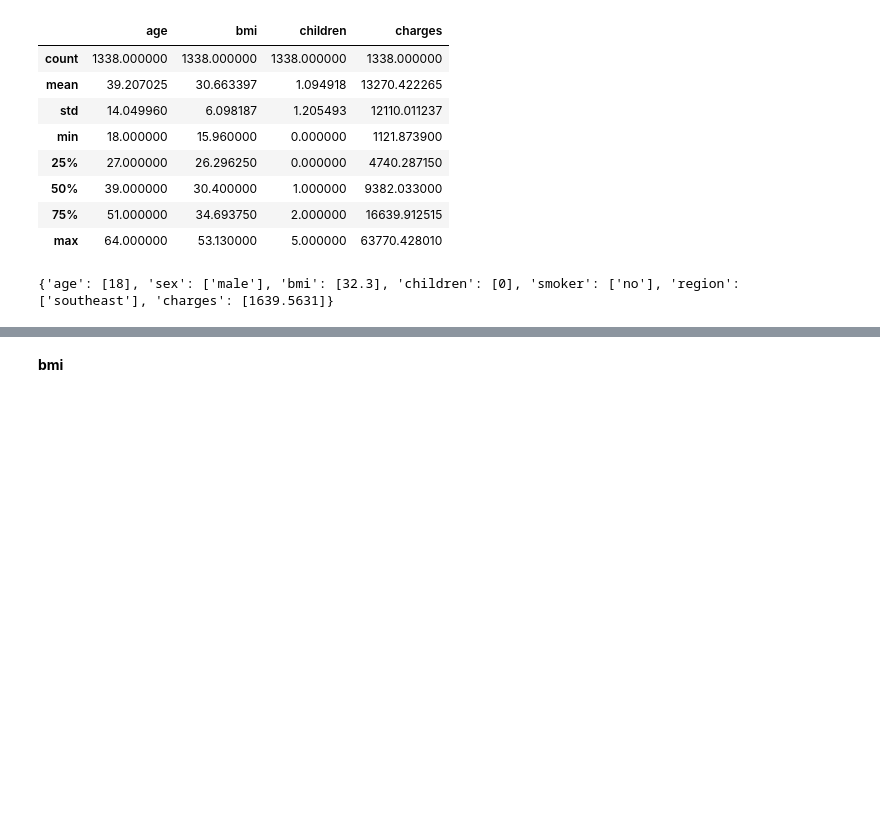
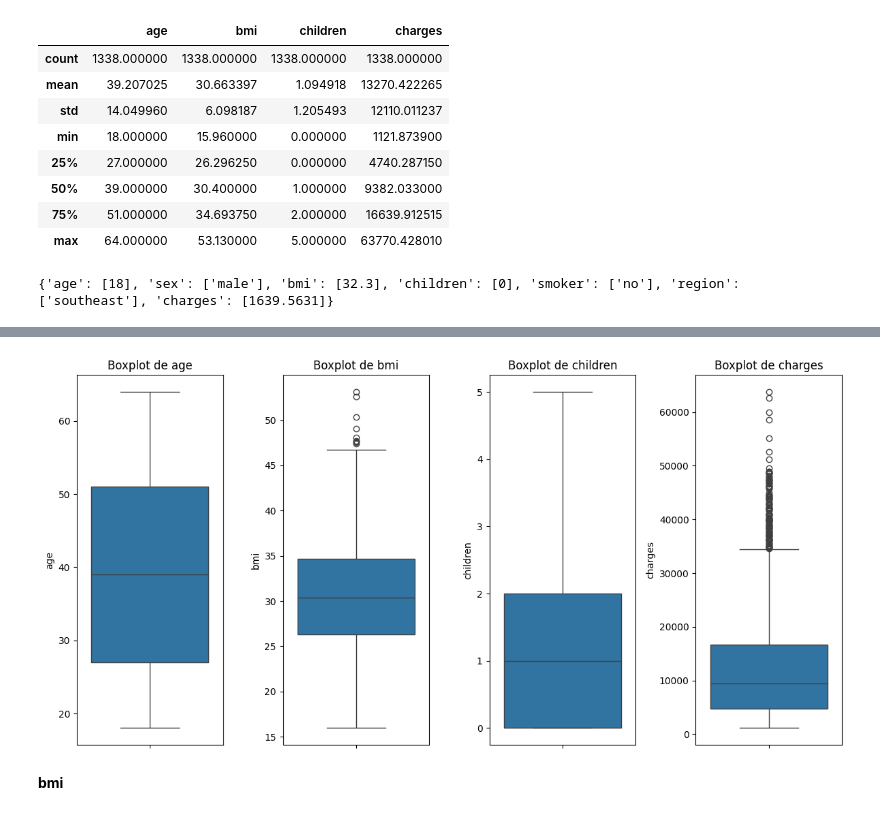
Before and after one commit to Rd-Brito13/Previsao-de-custos-de-seguro-de-saude, a Jupyter notebook: notebook/Regressor.ipynb, the cells around one changed output, grey strips where cells are left out. Cells and saved outputs as stored; diff of their text form; code cells hidden in the pictures; blank space fills up the shorter version.

```diff
--- a/notebook/Regressor.ipynb
+++ b/notebook/Regressor.ipynb
@@ -176,3 +218,17 @@ for colunas in fear.columns:
+# %%
+# DEFINE TAMANHO DA FIGURA
+plt.figure(figsize=(12,6))
+# ESTRUTURA DE REPETIÇÃO PARA PLOTAR AS FIGURAS COMO MATRIZ
+for i, col in enumerate(num_cols, 1):
+    plt.subplot(1, 4, i)
+    sns.boxplot(y=dados[col])
+    plt.title(f'Boxplot de {col}')
+
+# EXBIE AS FIGURAS
+plt.tight_layout()
+plt.show()
+# %% [output]
+[figure, added]
 # %% [markdown]
 **bmi**
 # %%
```
Also changed, not shown: parts of 65 cells of this notebook.
